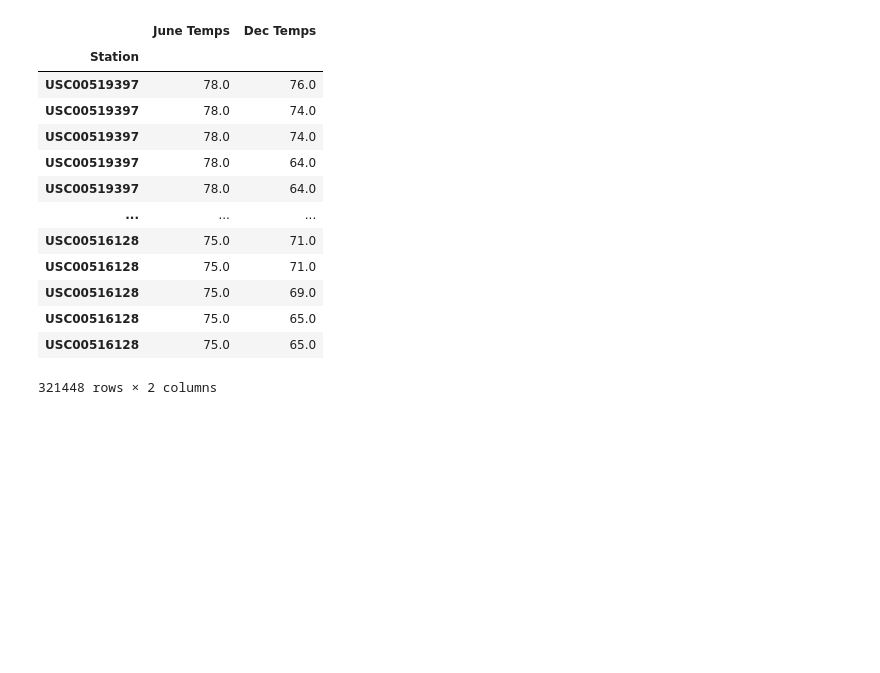
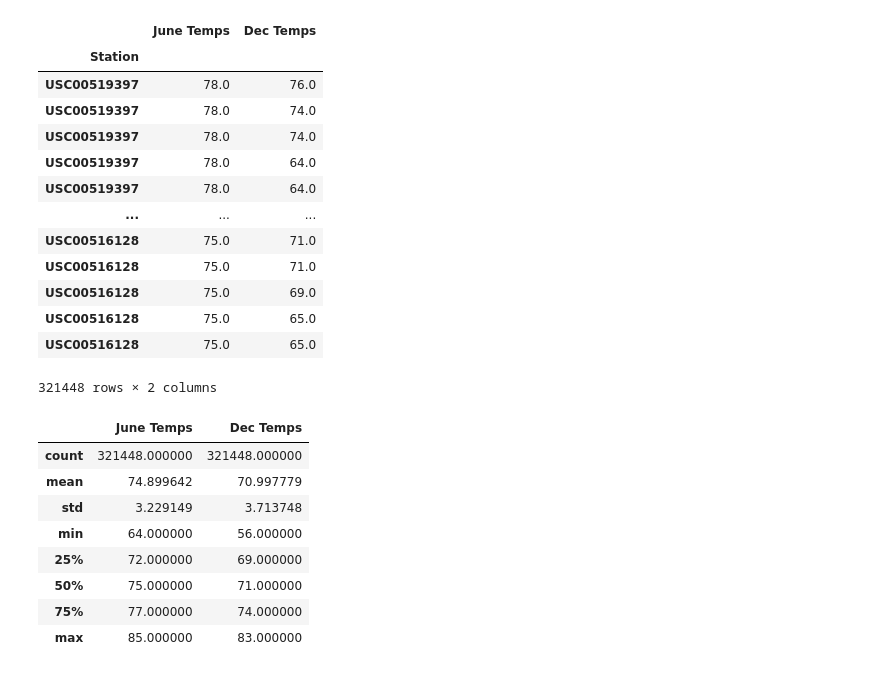
Before and after one commit to Anoobis5/surfs-up, a Jupyter notebook: SurfsUp_Challenge.ipynb, the cells around one changed output. Cells and saved outputs as stored; diff of their text form; code cells hidden in the pictures; blank space fills up the shorter version.

```diff
--- a/SurfsUp_Challenge.ipynb
+++ b/SurfsUp_Challenge.ipynb
@@ -300,3 +355,15 @@ station_temps
 | USC00516128 | 75.0 | 65.0 |
 | USC00516128 | 75.0 | 65.0 |
 321448 rows × 2 columns
+# %%
+station_temps.describe()
+# %% [output]
+|  | June Temps | Dec Temps |
+| count | 321448.000000 | 321448.000000 |
+| mean | 74.899642 | 70.997779 |
+| std | 3.229149 | 3.713748 |
+| min | 64.000000 | 56.000000 |
+| 25% | 72.000000 | 69.000000 |
+| 50% | 75.000000 | 71.000000 |
+| 75% | 77.000000 | 74.000000 |
+| max | 85.000000 | 83.000000 |
```
Also changed, not shown: parts of 10 cells of this notebook, 7 other files.
